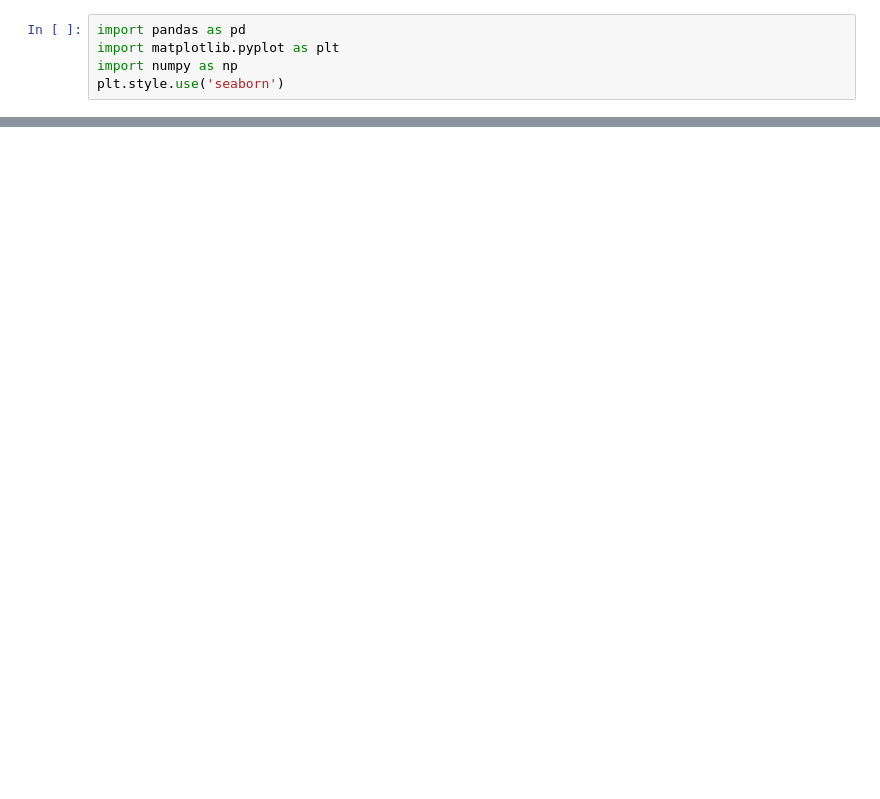
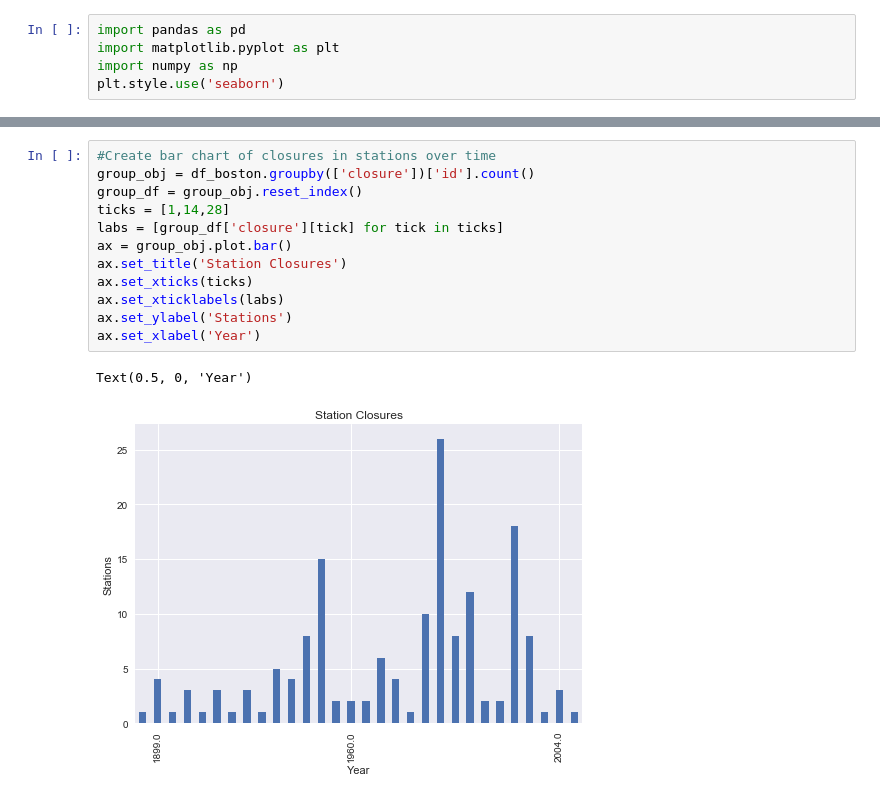
Before and after one commit to Devinml/pandas-eda-case-study, a Jupyter notebook: boston_stations_time.ipynb, the cells around one changed output, grey strips where cells are left out. Saved outputs shown, nothing was run; the diff lists cells and outputs as text; blank space fills up the shorter version.

```diff
--- a/boston_stations_time.ipynb
+++ b/boston_stations_time.ipynb
@@ -134,0 +89,15 @@ close_over_time(df_boston_tracks, 'closure', 'id')
+# %%
+#Create bar chart of closures in stations over time
+group_obj = df_boston.groupby(['closure'])['id'].count()
+group_df = group_obj.reset_index()
+ticks = [1,14,28]
+labs = [group_df['closure'][tick] for tick in ticks]
+ax = group_obj.plot.bar()
+ax.set_title('Station Closures')
+ax.set_xticks(ticks)
+ax.set_xticklabels(labs)
+ax.set_ylabel('Stations')
+ax.set_xlabel('Year')
+# %% [output]
+Text(0.5, 0, 'Year')
+[figure, added]
```
Also changed, not shown: parts of 13 cells of this notebook.
